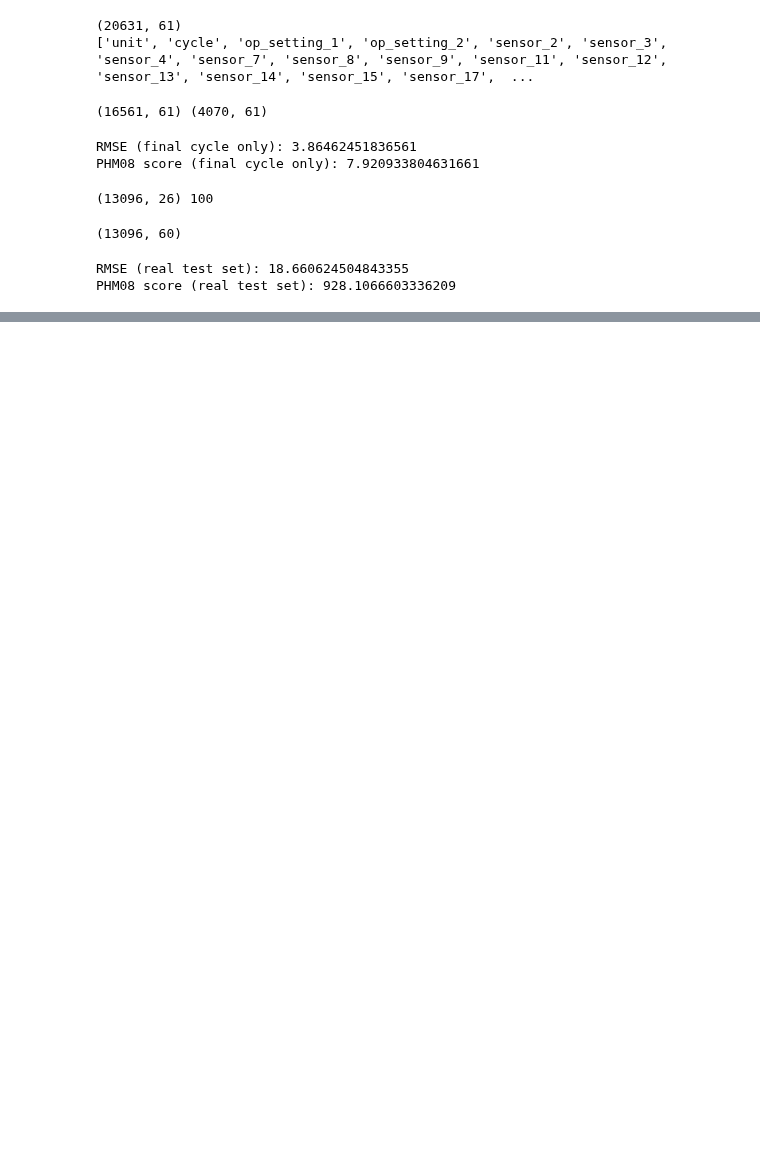
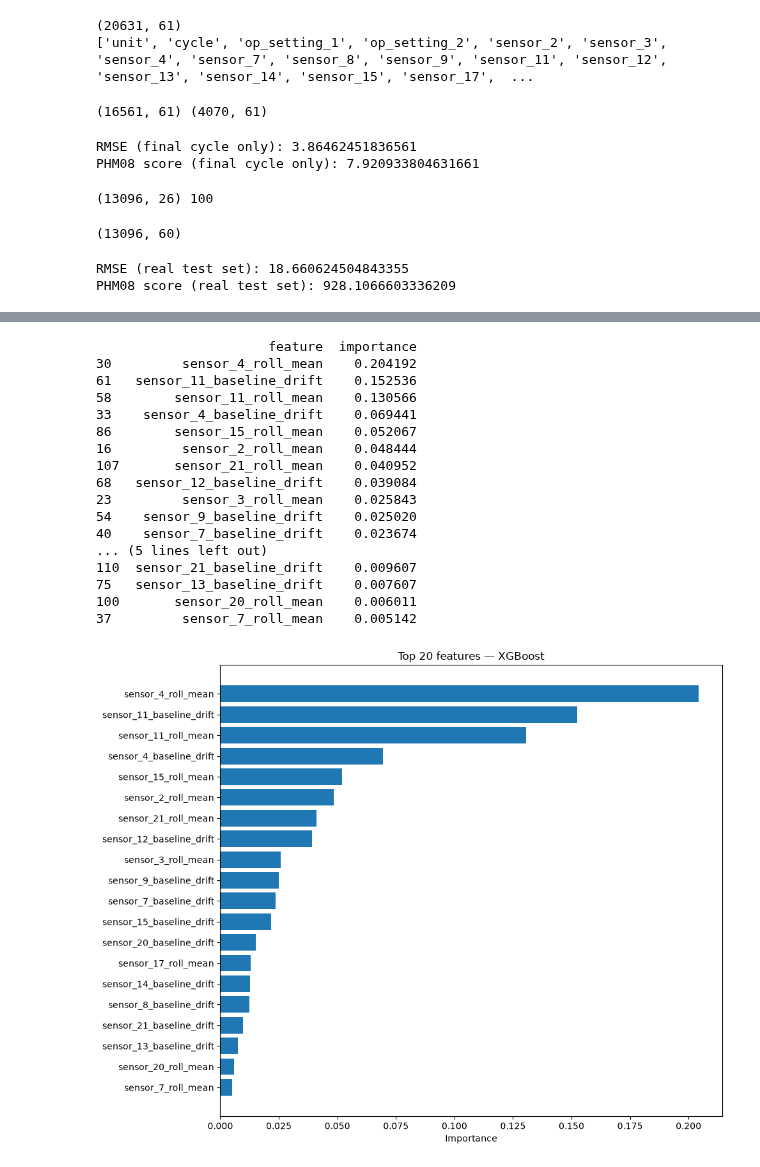
Before and after one commit to JohnBosely/goebel, a Jupyter notebook: notebooks/01_turbine_eda.ipynb, the cells around one changed output, grey strips where cells are left out. Cells and saved outputs as stored; diff of their text form; code cells hidden in the pictures; blank space fills up the shorter version.

```diff
--- a/notebooks/01_turbine_eda.ipynb
+++ b/notebooks/01_turbine_eda.ipynb
@@ -247,0 +503,35 @@ PHM08 score (real test set): 928.1066603336209
+# %%
+import pandas as pd
+
+importances = pd.DataFrame({
+    "feature": feature_cols,
+    "importance": model.feature_importances_
+}).sort_values("importance", ascending=False)
+
+print(importances.head(20))
+
+plt.figure(figsize=(10, 8))
+plt.barh(importances["feature"].head(20)[::-1], importances["importance"].head(20)[::-1])
+plt.xlabel("Importance")
+plt.title("Top 20 features — XGBoost")
+plt.tight_layout()
+plt.show()
+# %% [output]
+                      feature  importance
+30         sensor_4_roll_mean    0.204192
+61   sensor_11_baseline_drift    0.152536
+58        sensor_11_roll_mean    0.130566
+33    sensor_4_baseline_drift    0.069441
+86        sensor_15_roll_mean    0.052067
+16         sensor_2_roll_mean    0.048444
+107       sensor_21_roll_mean    0.040952
+68   sensor_12_baseline_drift    0.039084
+23         sensor_3_roll_mean    0.025843
+54    sensor_9_baseline_drift    0.025020
+40    sensor_7_baseline_drift    0.023674
+... (5 lines left out)
+110  sensor_21_baseline_drift    0.009607
+75   sensor_13_baseline_drift    0.007607
+100       sensor_20_roll_mean    0.006011
+37         sensor_7_roll_mean    0.005142
+[figure, added]
```
Also changed, not shown: parts of 30 cells of this notebook.
